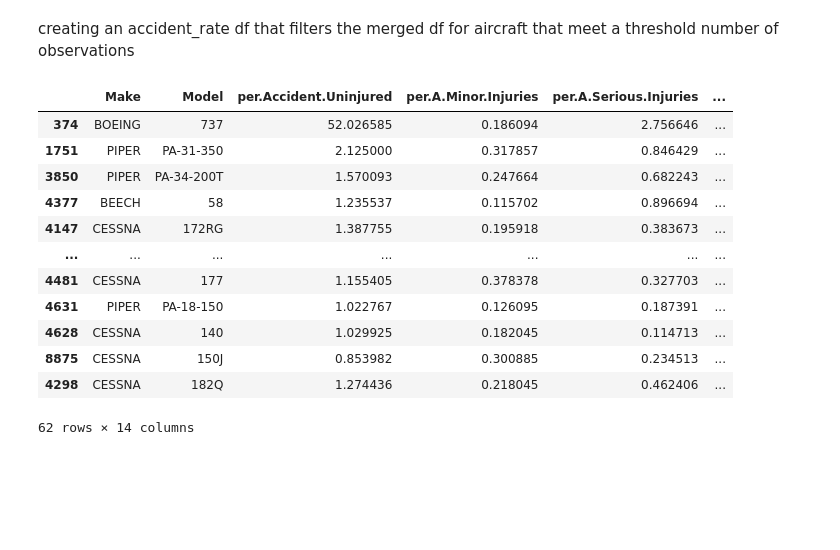
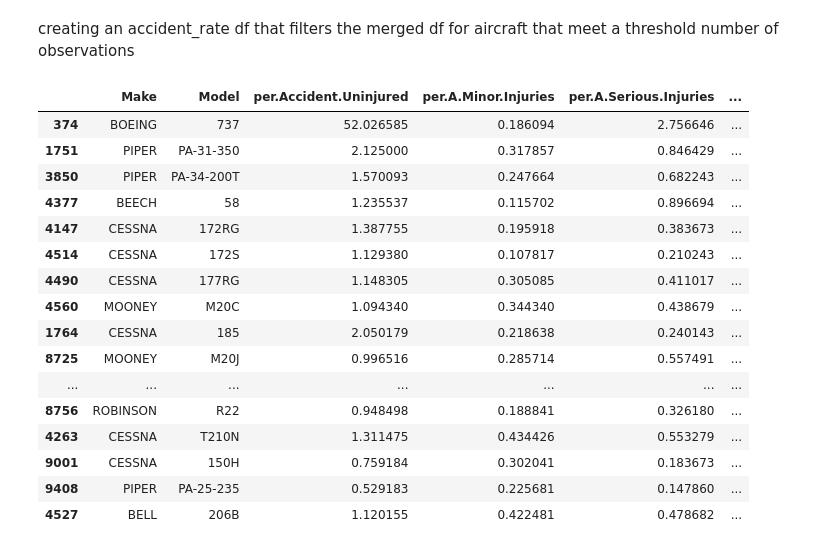
Before and after one commit to justmawi-dot/phaseONEproject, a Jupyter notebook: student.ipynb, the cells around one changed output. Cells and saved outputs as stored; diff of their text form; code cells hidden in the pictures; blank space fills up the shorter version.

```diff
--- a/student.ipynb
+++ b/student.ipynb
@@ -123,0 +150,2 @@ Name: Investigation.Type, Length: 71, dtype: int64
+# %%
+aviation_df['Weather.Condition'] = aviation_df['Weather.Condition'].str.upper()
@@ -477,20 +571,25 @@ creating an accident_rate df that filters the merged df for aircraft that meet a
 # %%
 safe_flights = merged_frame.loc[
     (merged_frame['Aircraft.Observations'] >= 200)
 ]
 
-safe_flights.sort_values('Accident.Rate', ascending=True)
+looow_acc_rate = safe_flights.sort_values('Accident.Rate', ascending=True).head(40)
+looow_acc_rate
 # %% [output]
 |  | Make | Model | per.Accident.Uninjured | per.A.Minor.Injuries | per.A.Serious.Injuries | ... |
 | 374 | BOEING | 737 | 52.026585 | 0.186094 | 2.756646 | ... |
 | 1751 | PIPER | PA-31-350 | 2.125000 | 0.317857 | 0.846429 | ... |
 | 3850 | PIPER | PA-34-200T | 1.570093 | 0.247664 | 0.682243 | ... |
 | 4377 | BEECH | 58 | 1.235537 | 0.115702 | 0.896694 | ... |
 | 4147 | CESSNA | 172RG | 1.387755 | 0.195918 | 0.383673 | ... |
+| 4514 | CESSNA | 172S | 1.129380 | 0.107817 | 0.210243 | ... |
+| 4490 | CESSNA | 177RG | 1.148305 | 0.305085 | 0.411017 | ... |
+| 4560 | MOONEY | M20C | 1.094340 | 0.344340 | 0.438679 | ... |
+| 1764 | CESSNA | 185 | 2.050179 | 0.218638 | 0.240143 | ... |
+| 8725 | MOONEY | M20J | 0.996516 | 0.285714 | 0.557491 | ... |
 | ... | ... | ... | ... | ... | ... | ... |
-| 4481 | CESSNA | 177 | 1.155405 | 0.378378 | 0.327703 | ... |
-| 4631 | PIPER | PA-18-150 | 1.022767 | 0.126095 | 0.187391 | ... |
-| 4628 | CESSNA | 140 | 1.029925 | 0.182045 | 0.114713 | ... |
-| 8875 | CESSNA | 150J | 0.853982 | 0.300885 | 0.234513 | ... |
-| 4298 | CESSNA | 182Q | 1.274436 | 0.218045 | 0.462406 | ... |
+| 8756 | ROBINSON | R22 | 0.948498 | 0.188841 | 0.326180 | ... |
+| 4263 | CESSNA | T210N | 1.311475 | 0.434426 | 0.553279 | ... |
+| 9001 | CESSNA | 150H | 0.759184 | 0.302041 | 0.183673 | ... |
+| 9408 | PIPER | PA-25-235 | 0.529183 | 0.225681 | 0.147860 | ... |
+| 4527 | BELL | 206B | 1.120155 | 0.422481 | 0.478682 | ... |
-62 rows × 14 columns
```
Also changed, not shown: parts of 25 cells of this notebook.
